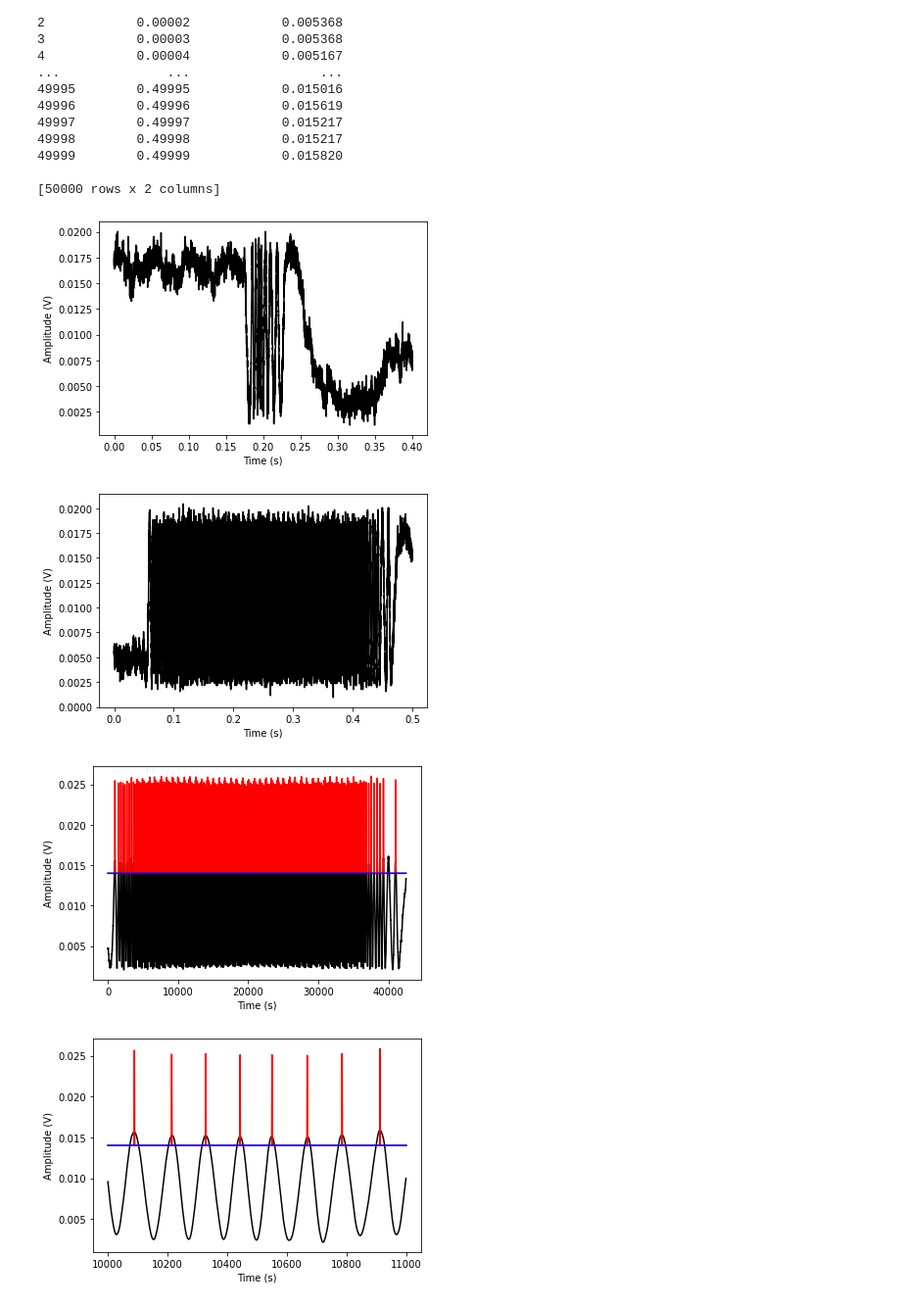
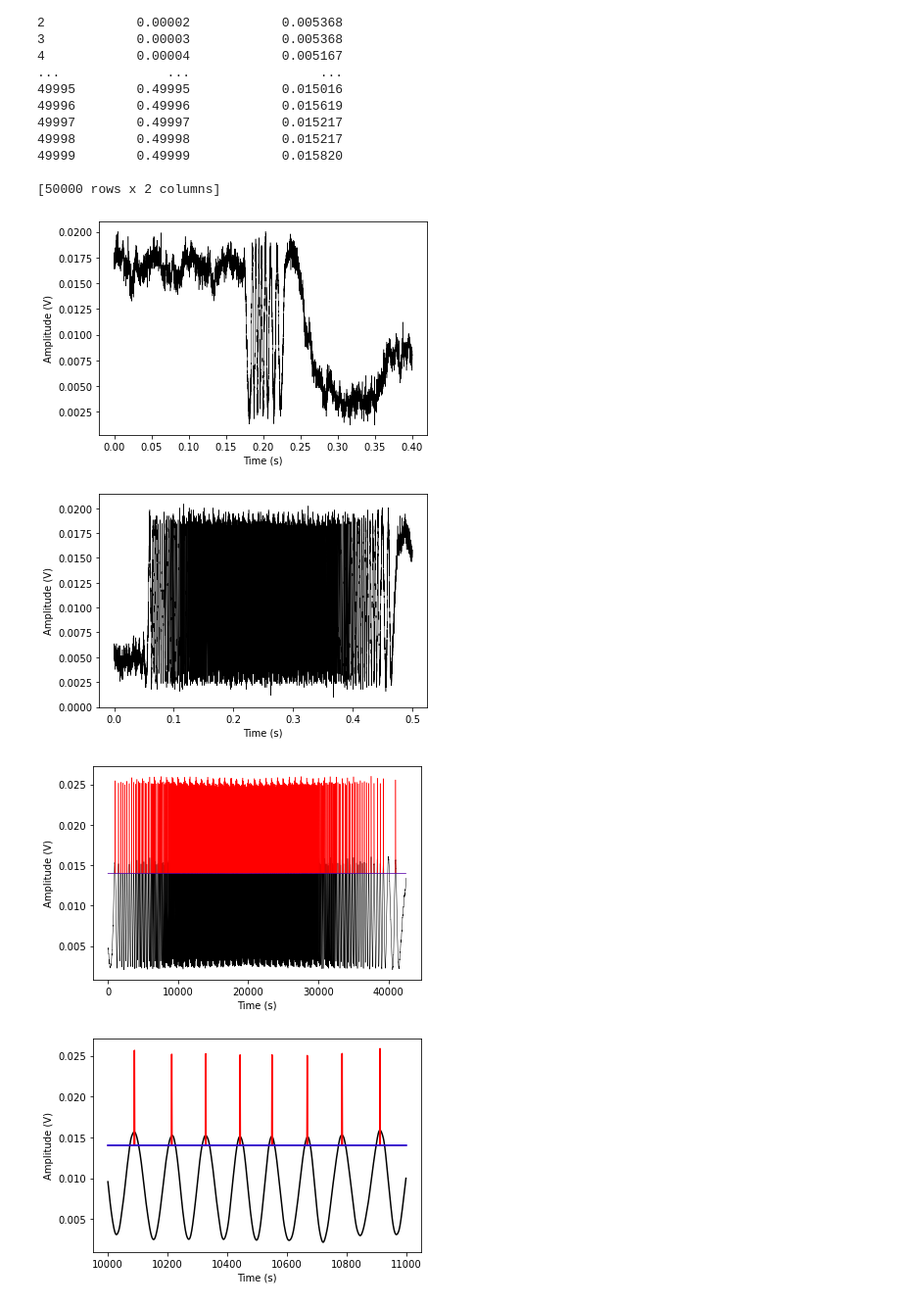
Before and after one commit to teoyi/scientific-computing-archive, a Jupyter notebook: optics/LR3/LR3.ipynb, the cells around one changed output. Shown at 98% size. Saved outputs shown, nothing was run; the diff lists cells and outputs as text; code cells hidden in the pictures.

Commit message:
Cleaned up graphs and export as png

```diff
--- a/optics/LR3/LR3.ipynb
+++ b/optics/LR3/LR3.ipynb
@@ -24,30 +24,33 @@ print(df_p1)
 
 [50000 rows x 2 columns]
 # %%
-plt.plot(df_s['Time - Plot 0'], df_s['Amplitude - Plot 0'], color = 'black')
+plt.plot(df_s['Time - Plot 0'], df_s['Amplitude - Plot 0'], color = 'black', linewidth = 0.5)
 plt.xlabel('Time (s)')
 plt.ylabel('Amplitude (V)')
+plt.savefig('shortpeak.png')
 plt.show()
 # %% [output]
-[figure, old version]
+[figure, new version]
 # %%
 # Plot of measured fringes
-plt.plot(df_p1['Time - Plot 0'], df_p1['Amplitude - Plot 0'], color = 'black')
+plt.plot(df_p1['Time - Plot 0'], df_p1['Amplitude - Plot 0'], color = 'black', linewidth = 0.5)
 plt.xlabel('Time (s)')
 plt.ylabel('Amplitude (V)')
+plt.savefig('longpeak.png')
 plt.show()
 # %% [output]
-[figure, old version]
+[figure, new version]
 # %%
 # Plotting peak analysis of point 1 step
-plt.plot(df_p1a['index # - Plot 0'], df_p1a['Amplitude - Plot 0'], color = 'black')
-plt.plot(df_p1a['index # - Plot 1'], df_p1a['Amplitude - Plot 1'], color = 'red')
-plt.plot(df_p1a['index # - Plot 2'], df_p1a['Amplitude - Plot 2'], color = 'blue')
+plt.plot(df_p1a['index # - Plot 0'], df_p1a['Amplitude - Plot 0'], color = 'black', linewidth = 0.5)
+plt.plot(df_p1a['index # - Plot 1'], df_p1a['Amplitude - Plot 1'], color = 'red', linewidth = 0.5)
+plt.plot(df_p1a['index # - Plot 2'], df_p1a['Amplitude - Plot 2'], color = 'blue', linewidth = 0.5)
 plt.xlabel('Time (s)')
 plt.ylabel('Amplitude (V)')
+plt.savefig('peakanal.png')
 plt.show()
 # %% [output]
-[figure, old version]
+[figure, new version]
 # %%
 # df_p1a.iloc[10000:13000]
 plt.plot(df_p1a['index # - Plot 0'].iloc[10000:11000], df_p1a['Amplitude - Plot 0'].iloc[10000:11000], color = 'black')
```
Also changed, not shown: parts of 1 cell of this notebook, 4 other files.
